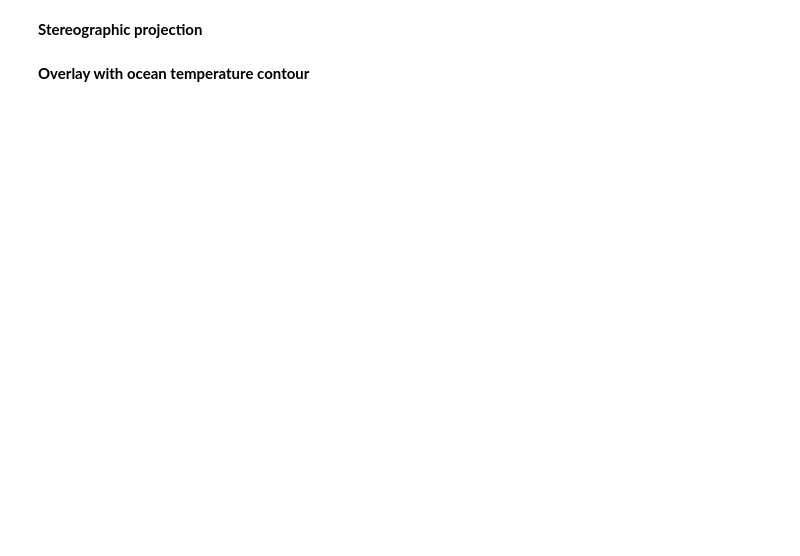
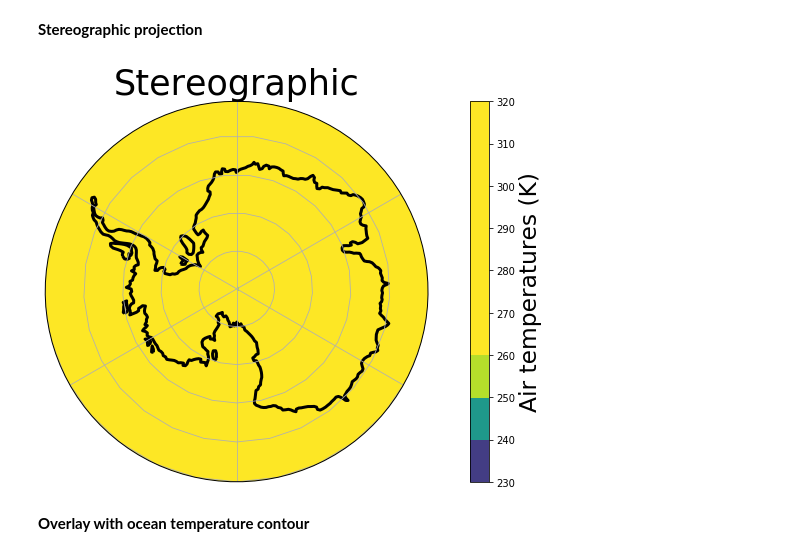
Before and after one commit to JuliaKukulies/teaching_climate, a Jupyter notebook: exercises_GVN465/ex4.ipynb, the cells around one changed output. Drawn from its saved outputs; the diff is of its cells as text; code cells hidden in the pictures; blank space fills up the shorter version.

```diff
--- a/exercises_GVN465/ex4.ipynb
+++ b/exercises_GVN465/ex4.ipynb
@@ -185,4 +176,59 @@ AttributeError: 'GeoAxesSubplot' object has no attribute '_hold'
 # %% [markdown]
 **Stereographic projection**
+# %%
+import matplotlib.path as mpath
+fig =plt.figure(figsize=(15,7))
+
+# coordinates
+lons = lon[0]
+lats = lat[:,0]
+# set projection and extent
+ax = plt.axes(projection=ccrs.Stereographic(central_latitude=-90))
+
+
+# zoom in to Antarctica (this one is a bit complicated with cartopy)
+ax.set_extent([-180,180,-60,-90], crs = ccrs.PlateCarree())
+theta = np.linspace(0, 2*np.pi, 100)
+center, radius = [0.5, 0.5], 0.5
+verts = np.vstack([np.sin(theta), np.cos(theta)]).T
+circle = mpath.Path(verts * radius + center)
+ax.set_boundary(circle, transform=ax.transAxes)
+
+
+# get cyclic coordinates for projection
+from cartopy.util import add_cyclic_point as cycpt
+
+data= np.roll(airJan, 144)
+data_cyclic, lon_cyclic = cycpt(data, lons)
+lon_cyclic= np.ma.getdata(lon_cyclic)
+data_cyclic = np.ma.getdata(data_cyclic)
+lons2d, lats2d = np.meshgrid(lon_cyclic, lats)
+
+
+# customizing of colorbar
+cmap=plt.cm.viridis
+r = np.arange(230,260)
+norm = colors.BoundaryNorm(boundaries= r,  ncolors= 256)
+
+# plot (plotting function can be any, instead you could for example also use plt.pcolormesh() )
+m =plt.contourf(lons2d, lats2d, data_cyclic, transform= ccrs.PlateCarree(), cmap = cmap, norm = norm)
+
+# add extra features
+s= 35
+plt.title('Stereographic', fontsize= s)
+ax.coastlines(color = 'black', linewidth = 3.0)
+ax.gridlines(draw_labels=False)
+
+# colorbar
+cbar= plt.colorbar(m, extend = 'both', orientation='vertical')
+cbar.set_label('Air temperatures (K)', fontsize = s/1.5)
+
+
+#save figure as png
+plt.savefig('antartica_stereogr.png')
+
+plt.show()
+# %% [output]
+[figure, added]
 # %% [markdown]
 **Overlay with ocean temperature contour**
```
Also changed, not shown: parts of 3 cells of this notebook, 1 other file.
